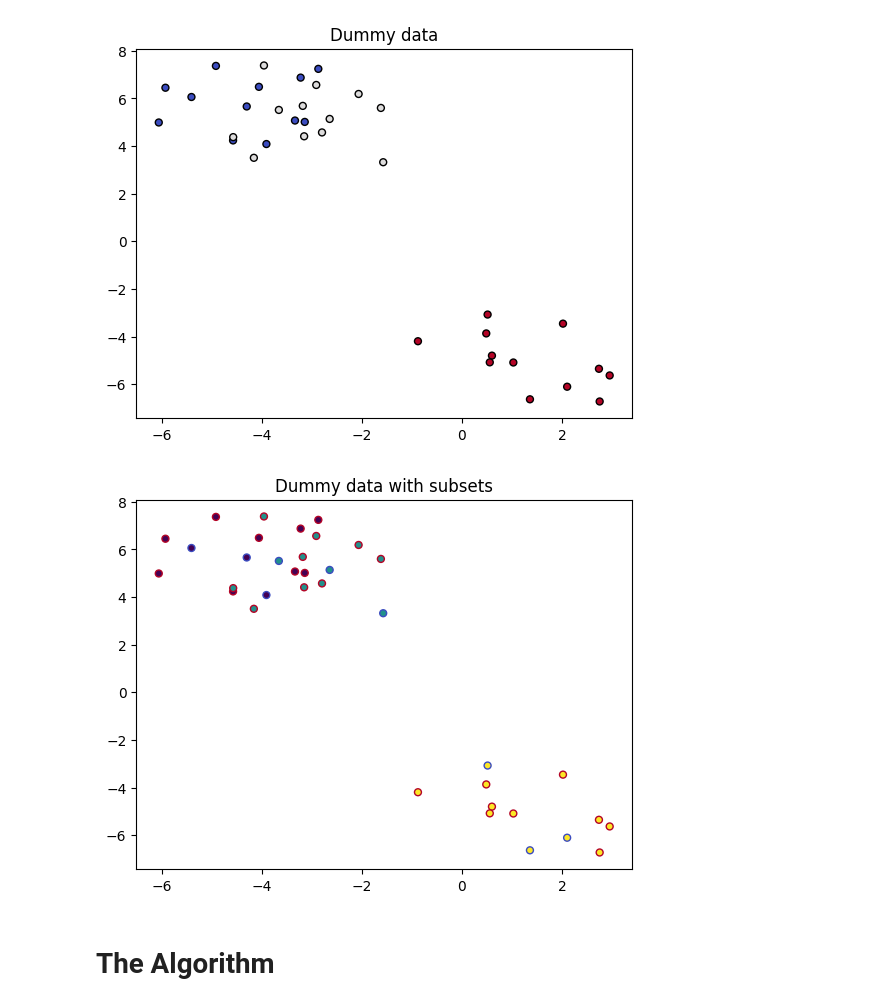
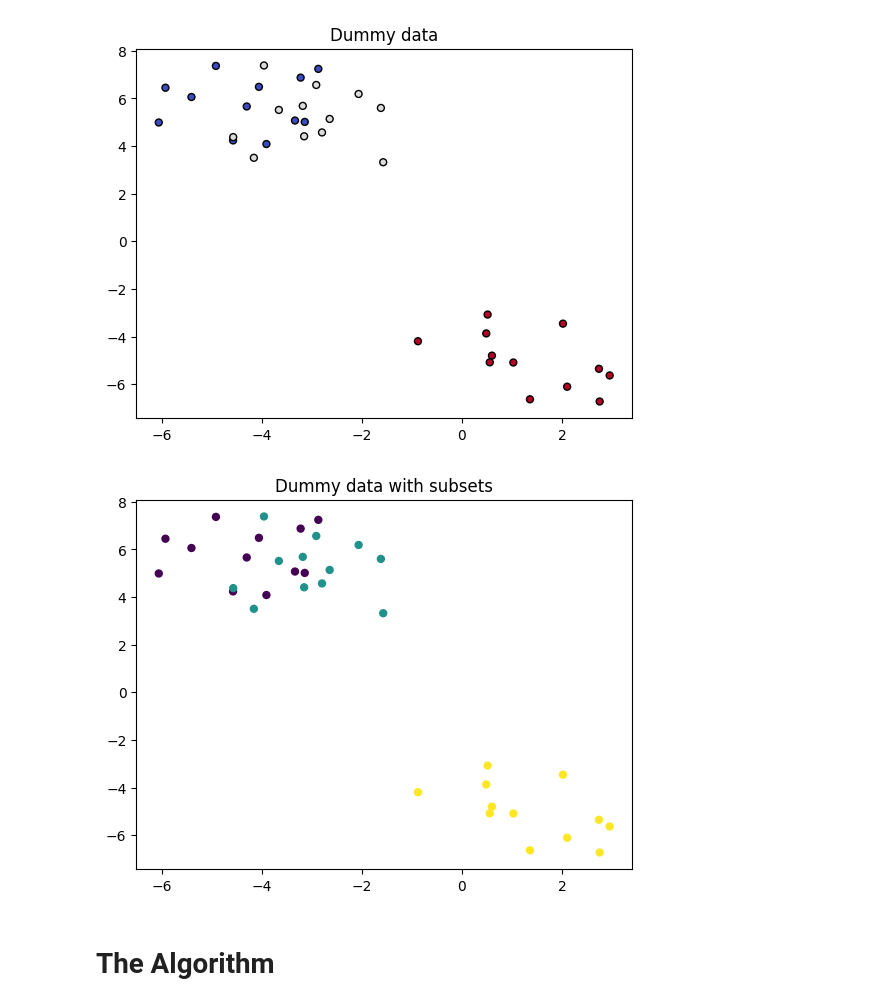
Before and after one commit to TheTree27/fair-kMSR, a Jupyter notebook: ufkmsr.ipynb, the cells around one changed output. Saved outputs shown, nothing was run; the diff lists cells and outputs as text; code cells hidden in the pictures.

```diff
--- a/ufkmsr.ipynb
+++ b/ufkmsr.ipynb
@@ -34,16 +34,14 @@ plt.show()
 # %%
 # choosing points to represent two subsets in 1:3 ratio:
 subset_membership = np.array([10 if index % 4 == 0 else 200 for index in range(len(points))])
 
 
 cmap=plt.cm.coolwarm
-norm = mcolors.Normalize(vmin=min(subset_membership), vmax=max(subset_membership))
-edge_colors = cmap(norm(subset_membership))
 plt.title("Dummy data with subsets")
-plt.scatter(points[:, 0], points[:, 1], marker='o',c=cluster_membership, s=25, edgecolor=edge_colors)
+plt.scatter(points[:, 0], points[:, 1], marker='o',c=cluster_membership, s=25)
 plt.show()
 # %% [output]
-[figure, old version]
+[figure, new version]
 # %% [markdown]
 # The Algorithm
 # %% [markdown]
```
Also changed, not shown: parts of 6 cells of this notebook.
